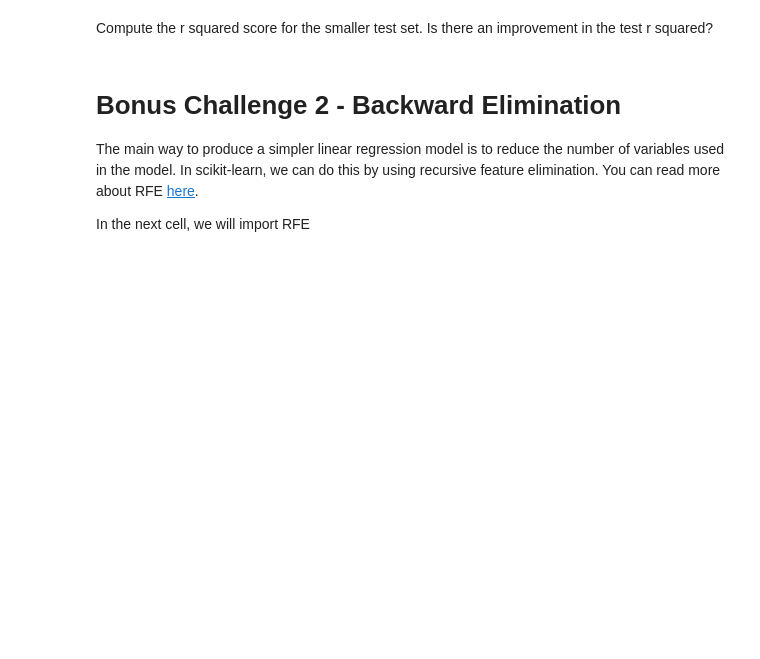
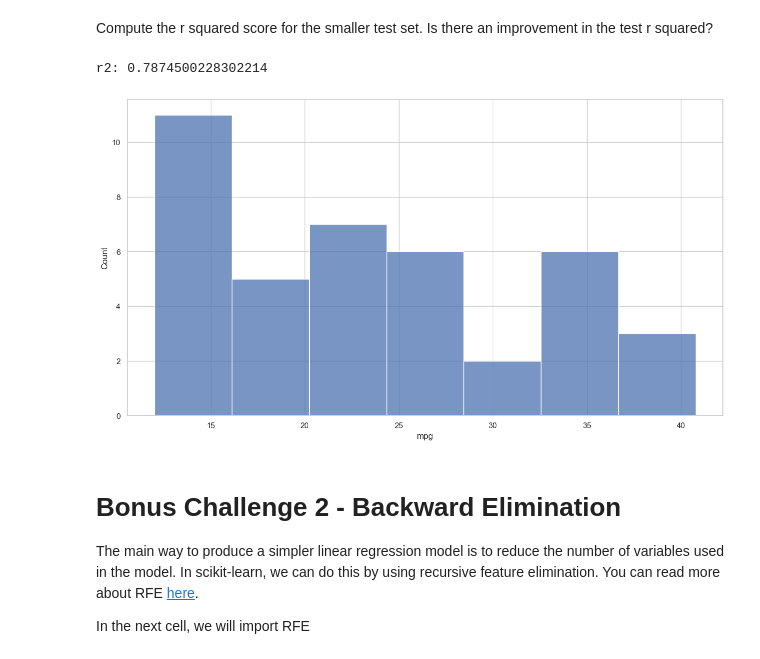
Before and after one commit to perikoloso/lab-intro-to-sklearn, a Jupyter notebook: your-code/main.ipynb, the cells around one changed output. Drawn from its saved outputs; the diff is of its cells as text; code cells hidden in the pictures; blank space fills up the shorter version.

```diff
--- a/your-code/main.ipynb
+++ b/your-code/main.ipynb
@@ -145,3 +356,12 @@ Compute the r squared score for the smaller test set. Is there an improvement in
+# %%
+#R2 test increase a bit regarding previous test set (0.20). Now r2 test and r2 train are pretty equal.
+
+y_pred_test09 = auto_model09.predict(X_test09)
+sns.histplot(y_test09);
+print(f"r2: {sklearn.metrics.r2_score(y_test09, y_pred_test09)}")
+# %% [output]
+r2: 0.7874500228302214
+[figure, added]
 # %% [markdown]
 # Bonus Challenge 2 - Backward Elimination
 
```
Also changed, not shown: parts of 69 cells of this notebook.
